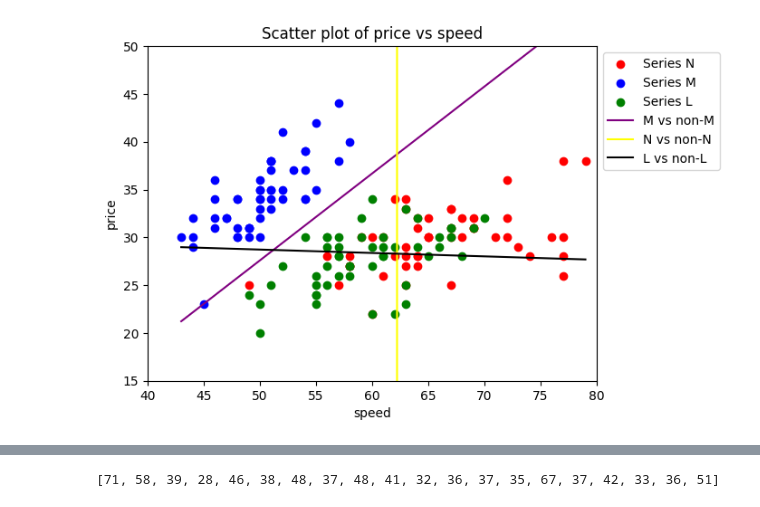
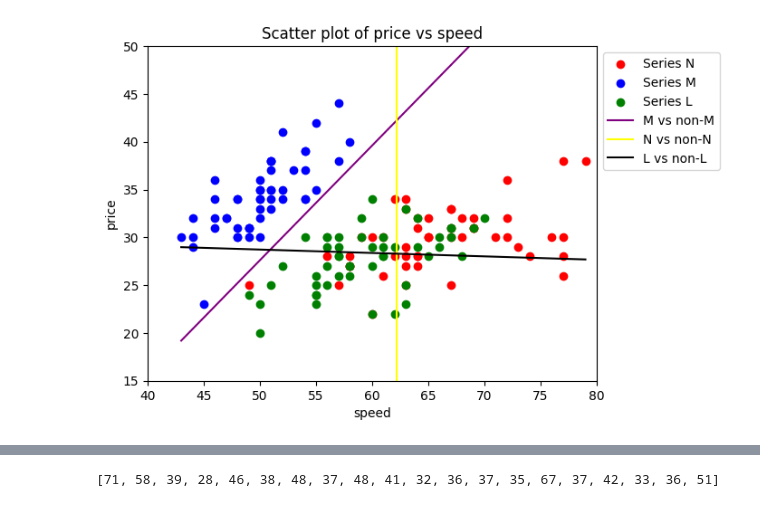
Before and after one commit to Aditya-Y-29/ML-Assignments, a Jupyter notebook: Assignment-2/Task2.ipynb, the cells around one changed output, grey strips where cells are left out. Cells and saved outputs as stored; diff of their text form; code cells hidden in the pictures.

```diff
--- a/Assignment-2/Task2.ipynb
+++ b/Assignment-2/Task2.ipynb
@@ -47,7 +50,8 @@ print(df)
 # ------------------------------------------1. Implement a OVR SVM classifier. -----------------------------------------
 # ----------------------------------------------------------------------------------------------------------------------
 # %%
-def get_svm_weight_vector_and_intercept(X, y, C):
+# Function to get the SVM weight vector and intercept having linear kernal
+def get_svm_weight_vector_and_intercept_having_linear_kernal(X, y, c):
     row, col = X.shape
     K = np.zeros((row, row))
     for i in range(row):
@@ -64,7 +68,7 @@ def get_svm_weight_vector_and_intercept(X, y, C):
     tmp2 = np.identity(row)
     G = cvxopt.matrix(np.vstack((tmp1, tmp2)))
     tmp1 = np.zeros(row)
-    tmp2 = np.ones(row) * C
+    tmp2 = np.ones(row) * c
     h = cvxopt.matrix(np.hstack((tmp1, tmp2)))
 
     solution = cvxopt.solvers.qp(P, q, G, h, A, b, options={'show_progress': False})
@@ -176,14 +245,14 @@ def plot_svm_hyperplanes(df, line_x, line_y_m, line_y_n, line_y_l):
 # %%
 # Finding the equation of hyperplane.
 X = np.array(df[['speed', 'price']].values.tolist())
-C = 0.05
+C = 0.7
 
 y_m = np.array(df['Model'].replace('Series M', '1').replace('Series N', '-1').replace('Series L', '-1').values.tolist(), dtype=np.float64)
 y_n = np.array(df['Model'].replace('Series M', '-1').replace('Series N', '1').replace('Series L', '-1').values.tolist(), dtype=np.float64)
 y_l = np.array(df['Model'].replace('Series M', '-1').replace('Series N', '-1').replace('Series L', '1').values.tolist(), dtype=np.float64)
-weight_vector_m, intercept_m, support_vectors = get_svm_weight_vector_and_intercept(X, y_m, C)
-weight_vector_n, intercept_n, support_vectors = get_svm_weight_vector_and_intercept(X, y_n, C)
-weight_vector_l, intercept_l, support_vectors = get_svm_weight_vector_and_intercept(X, y_l, C)
+weight_vector_m, intercept_m, support_vectors = get_svm_weight_vector_and_intercept_having_linear_kernal(X, y_m, C)
+weight_vector_n, intercept_n, support_vectors = get_svm_weight_vector_and_intercept_having_linear_kernal(X, y_n, C)
+weight_vector_l, intercept_l, support_vectors = get_svm_weight_vector_and_intercept_having_linear_kernal(X, y_l, C)
 # %%
 y_pred_l = []
 for idx in range(len(X)):
@@ -191,13 +260,35 @@ for idx in range(len(X)):
+# %%
+# Plotting the hyperplanes obtained from SVM having linear kernal.
+def plot_svm_hyperplanes_having_linear_kernal(df, line_x, line_y_m, line_y_n, line_y_l):
+    dataframe = df
+    x_column = 'speed'
+    y_column = 'price'
+    x_values = dataframe[x_column].values.tolist()
+    line_x = np.linspace(min(x_values), max(x_values), 100)
+
+    plt.scatter(dataframe[dataframe['Model'] == 'Series N'][x_column], dataframe[dataframe['Model'] == 'Series N'][y_column], c='red', label='Series N')
+    plt.scatter(dataframe[dataframe['Model'] == 'Series M'][x_column], dataframe[dataframe['Model'] == 'Series M'][y_column], c='blue', label='Series M')
+    plt.scatter(dataframe[dataframe['Model'] == 'Series L'][x_column], dataframe[dataframe['Model'] == 'Series L'][y_column], c='green', label='Series L')
+    plt.plot(line_x, line_y_m, color='purple', label='M vs non-M')
+    plt.plot(line_x, line_y_n, color='yellow', label='N vs non-N')
+    plt.plot(line_x, line_y_l, color='black', label='L vs non-L')
+    plt.xlabel(x_column)
+    plt.ylabel(y_column)
+    plt.xlim(40, 80)
+    plt.ylim(15, 50)
+    plt.title(f"Scatter plot of {y_column} vs {x_column}")
+    plt.legend(loc='upper left', bbox_to_anchor=(1.0, 1.0))
+    plt.show()
 # %%
 x_column = 'speed'
 y_column = 'price'
 dataframe = df.copy(deep=False)
 x_values = df[x_column].values.tolist()
 line_x = np.linspace(min(x_values), max(x_values), 100)
 line_y_m = - (weight_vector_m[0] * line_x + intercept_m) / weight_vector_m[1]
 line_y_n = - (weight_vector_n[0] * line_x + intercept_n) / weight_vector_n[1]
 line_y_l = - (weight_vector_l[0] * line_x + intercept_l) / weight_vector_l[1]
-plot_svm_hyperplanes(df, line_x, line_y_m, line_y_n, line_y_l)
+plot_svm_hyperplanes_having_linear_kernal(df, line_x, line_y_m, line_y_n, line_y_l)
 # %% [output]
-[figure, old version]
+[figure, new version]
 # %%
```
Also changed, not shown: parts of 24 cells of this notebook.
